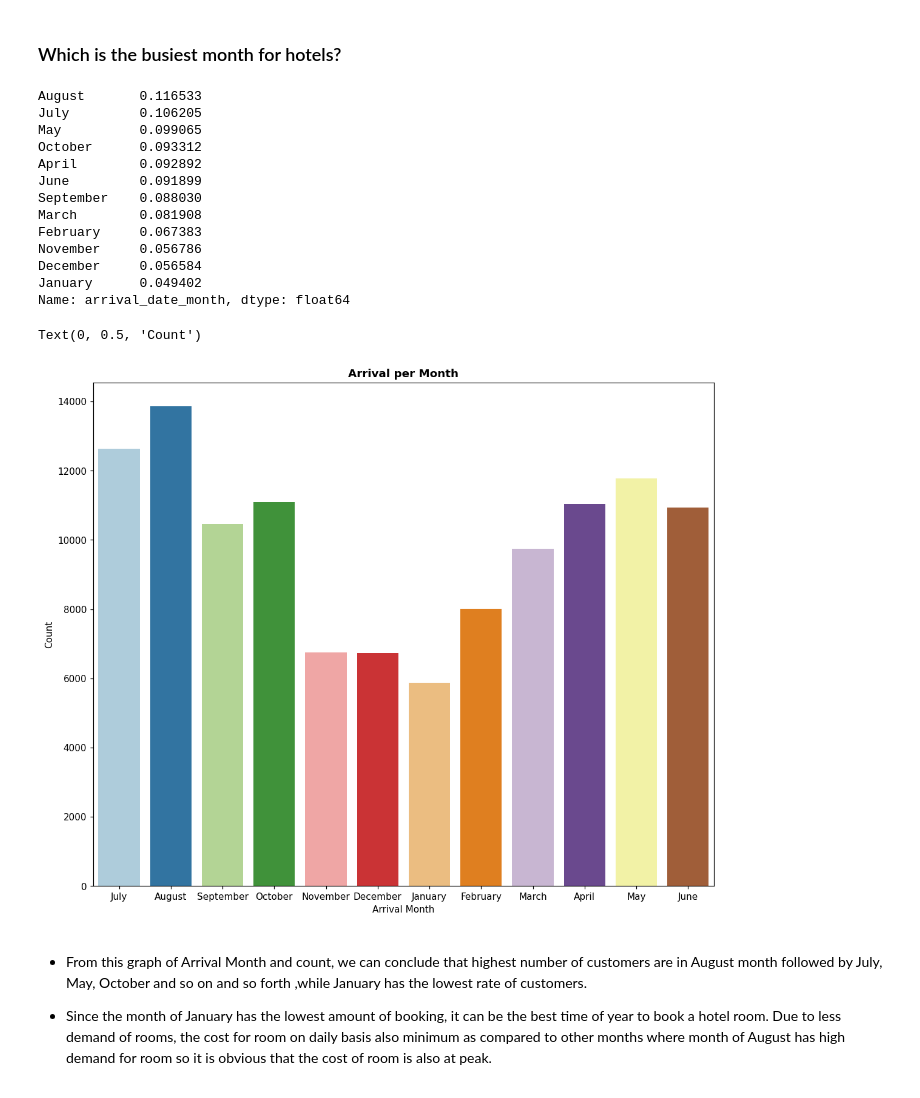
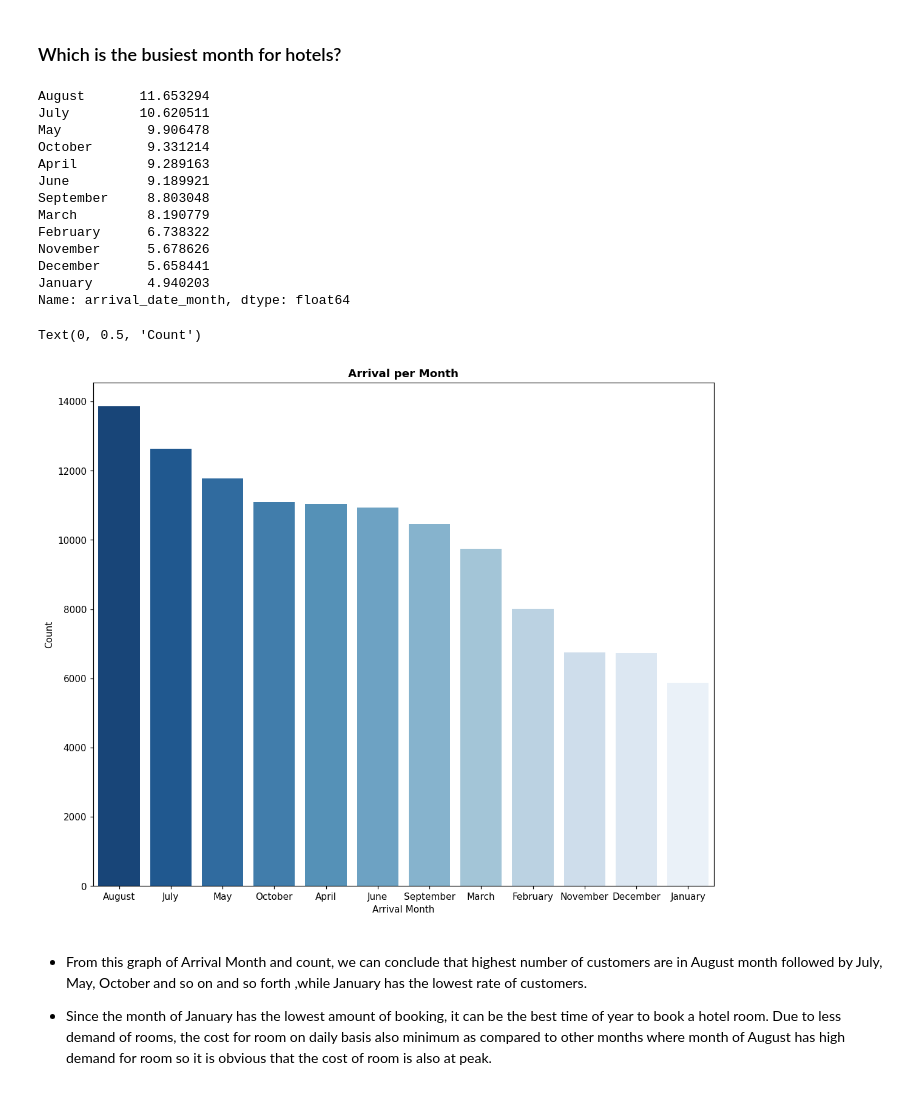
Before and after one commit to KK-Niraj/Hotel-Booking-Analysis, a Jupyter notebook: Hotel_Booking_Analysis_Capstone_Project.ipynb, the cells around one changed output. Drawn from its saved outputs; the diff is of its cells as text; code cells hidden in the pictures.

```diff
--- a/Hotel_Booking_Analysis_Capstone_Project.ipynb
+++ b/Hotel_Booking_Analysis_Capstone_Project.ipynb
@@ -320,3 +327,0 @@ Text(0, 0.5, 'Current Cancellation Rate (%)')
-# %%
-# Define a new parameter pervious_cancellation_rate
-df['previous_cancellation_rate']=df['previous_cancellations']/(df['previous_cancellations']+df['previous_bookings_not_canceled'])
@@ -561,30 +552,32 @@ Text(0, 0.5, 'Count')
 # %% [markdown]
 ### Which is the busiest month for hotels?
 # %%
-df['arrival_date_month'].value_counts(normalize=True)
+# Percentage distribution of monthly arrivals
+df['arrival_date_month'].value_counts(normalize=True) * 100
 # %% [output]
-August       0.116533
-July         0.106205
-May          0.099065
-October      0.093312
-April        0.092892
-June         0.091899
-September    0.088030
-March        0.081908
-February     0.067383
-November     0.056786
-December     0.056584
-January      0.049402
+August       11.653294
+July         10.620511
+May           9.906478
+October       9.331214
+April         9.289163
+June          9.189921
+September     8.803048
+March         8.190779
+February      6.738322
+November      5.678626
+December      5.658441
+January       4.940203
 Name: arrival_date_month, dtype: float64
 # %%
+# Plotting the count plot for arrivals per month
 plt.figure(figsize = (12,10), dpi=110)
-sns.countplot(x = 'arrival_date_month', data = df, palette='Paired')
+sns.countplot(x = 'arrival_date_month', data = df, order = df['arrival_date_month'].value_counts().index, palette='Blues_r')
 plt.title('Arrival per Month', weight='bold')
 plt.xlabel('Arrival Month')
 plt.ylabel('Count')
 # %% [output]
 Text(0, 0.5, 'Count')
-[figure, old version]
+[figure, new version]
 # %% [markdown]
 *   From this graph of Arrival Month and count, we can conclude that highest number of customers are in August month followed by July, May, October and so on and so forth ,while January has the lowest rate of customers.
 
```
Also changed, not shown: parts of 97 cells of this notebook.
